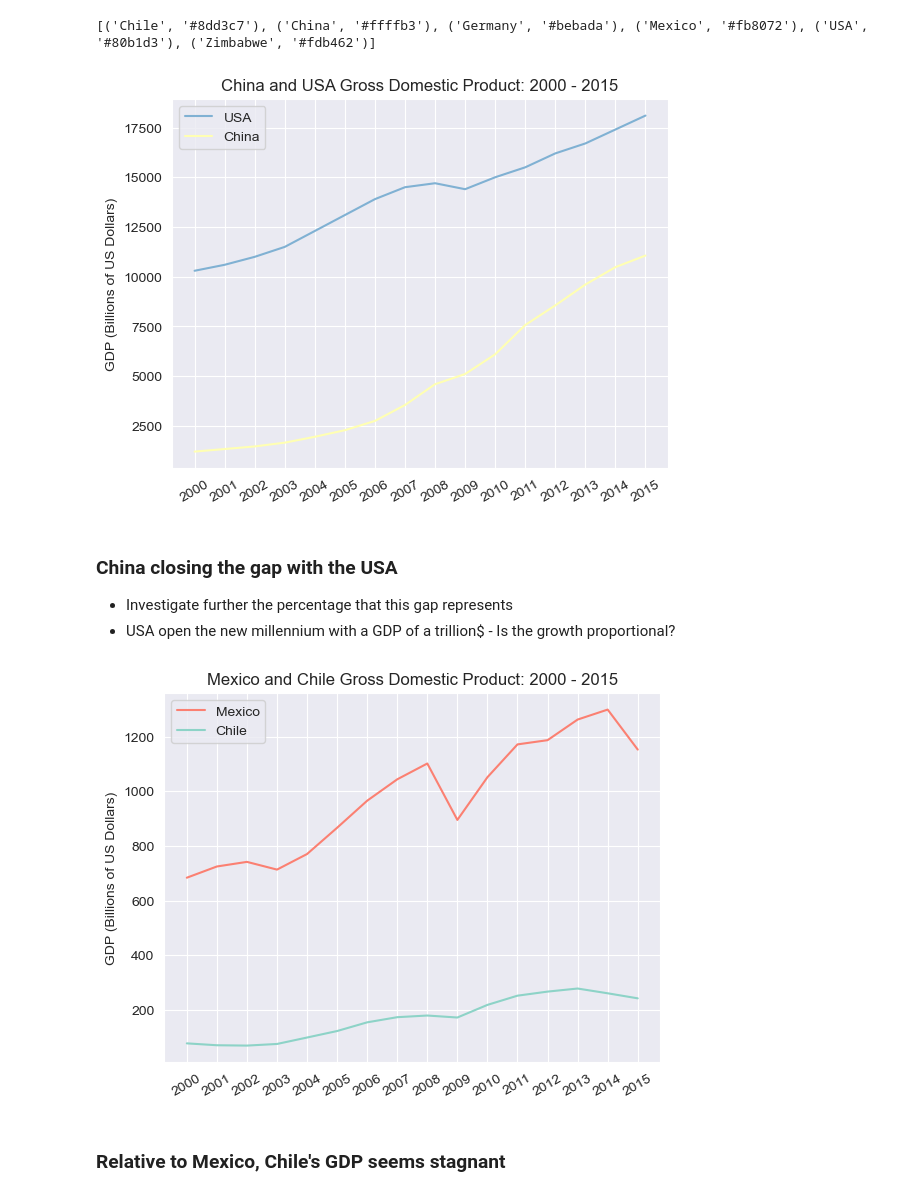
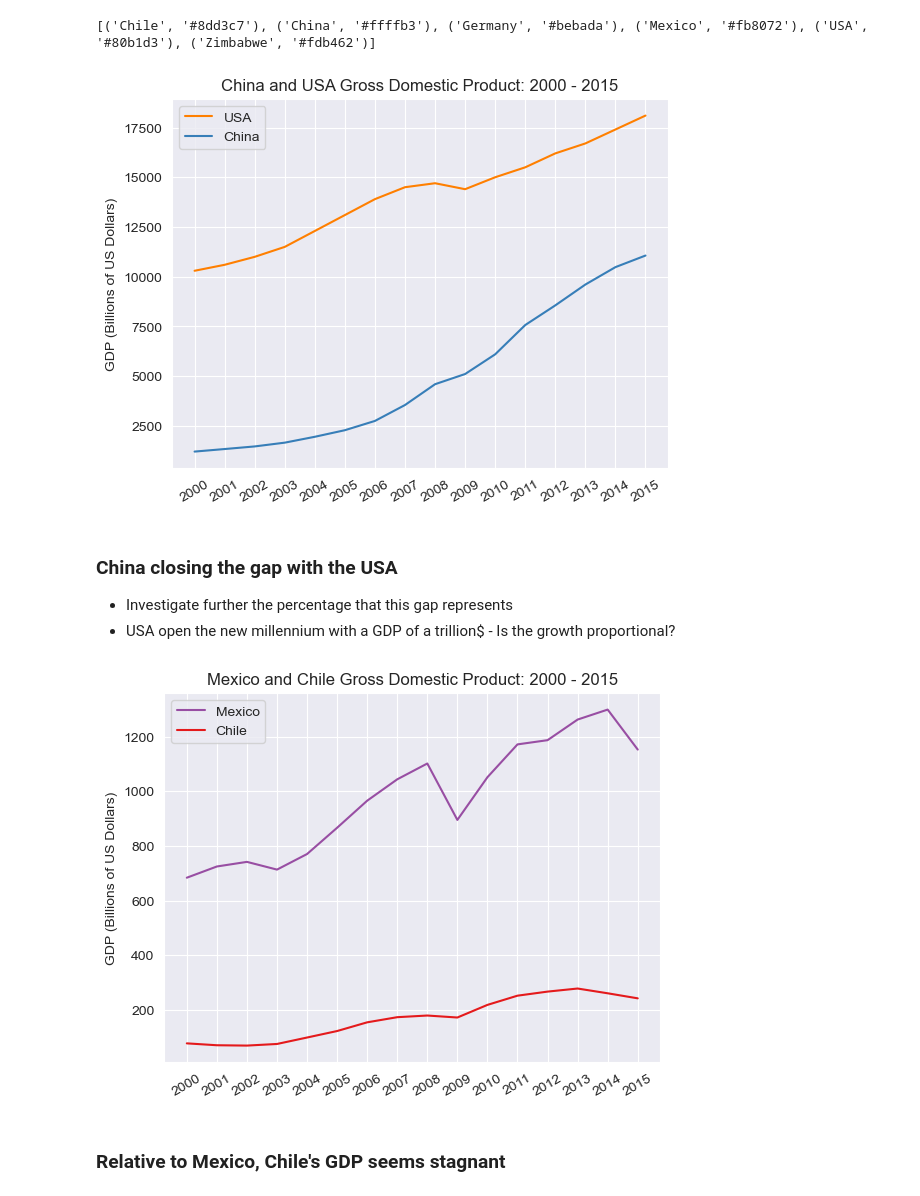
Before and after one commit to pineapple-bois/Life-Expectancy-and-GDP, a Jupyter notebook: life_expectancy_gdp.ipynb, the cells around one changed output. Cells and saved outputs as stored; diff of their text form; code cells hidden in the pictures.

Commit message:
Updated Colour Scheme

```diff
--- a/life_expectancy_gdp.ipynb
+++ b/life_expectancy_gdp.ipynb
@@ -63,7 +63,7 @@ New Columns:
 # %% [markdown]
 Think we need to make some initial visualisations of life expectancy vs year with hue = country with a similar visualisation for GDP...
 # %%
-sns.set_palette("Set3", 6)
+sns.set_palette("Set1", 6)
 sns.lineplot(x="year", y="life_expectancy", hue="country", data=who_data,)
 plt.title("Life Expectancy from 2000 to 2015")
 plt.ylabel("Life Expectancy (Years)")
@@ -78,7 +78,7 @@ Zimbabwe's life expectancy is significantly lower than the other 5 countries.
 There's also a dip in 2004. Would be interesting to find out what was happening in Zimbabwe politically/economically in 2004
 We need to separate our visualisations.
 # %%
-sns.set_palette("Set3", 6)
+sns.set_palette("Set1", 6)
 sns.lineplot(x="year", y="gdp_billions_usd", hue="country", data=who_data)
 plt.title("GDP from 2000 to 2015")
 plt.ylabel("GDP (Billions of US Dollars)")
@@ -104,7 +104,7 @@ Then iterate through to produce for each country
 year_list = who_data['year'].unique().tolist()
 country_list = who_data['country'].unique().tolist()
 # 'Set3' Qualitative colors
-colours = ['#8dd3c7','#ffffb3','#bebada','#fb8072','#80b1d3','#fdb462']
+colours = ['#e41a1c','#377eb8','#4daf4a','#984ea3','#ff7f00','#ffff33']
 # %%
 fig = plt.figure(figsize=(17, 15))
 for i in range(len(country_list)):
@@ -146,30 +146,30 @@ print(list(country_colors_zipped))
 # %% [output]
 [('Chile', '#8dd3c7'), ('China', '#ffffb3'), ('Germany', '#bebada'), ('Mexico', '#fb8072'), ('USA', '#80b1d3'), ('Zimbabwe', '#fdb462')]
 # %%
-plt.plot(year_list, who_data.gdp_billions_usd[who_data.country == 'USA'], color='#80b1d3', label='USA')
-plt.plot(year_list, who_data.gdp_billions_usd[who_data.country == "China"], color='#ffffb3', label='China')
+plt.plot(year_list, who_data.gdp_billions_usd[who_data.country == 'USA'], color=colours[4], label='USA')
+plt.plot(year_list, who_data.gdp_billions_usd[who_data.country == "China"], color=colours[1], label='China')
 plt.title("China and USA Gross Domestic Product: 2000 - 2015")
 plt.xticks(year_list, rotation=30)
 plt.ylabel("GDP (Billions of US Dollars)")
 plt.legend()
 plt.show()
 # %% [output]
-[figure, old version]
+[figure, new version]
 # %% [markdown]
 ### China closing the gap with the USA ###
 
 - Investigate further the percentage that this gap represents
 - USA open the new millennium with a GDP of a trillion$ - Is the growth proportional?
 # %%
-plt.plot(year_list, who_data.gdp_billions_usd[who_data.country == 'Mexico'], color='#fb8072', label='Mexico')
-plt.plot(year_list, who_data.gdp_billions_usd[who_data.country == 'Chile'], color='#8dd3c7', label='Chile')
+plt.plot(year_list, who_data.gdp_billions_usd[who_data.country == 'Mexico'], color=colours[3], label='Mexico')
+plt.plot(year_list, who_data.gdp_billions_usd[who_data.country == 'Chile'], color=colours[0], label='Chile')
 plt.title("Mexico and Chile Gross Domestic Product: 2000 - 2015")
 plt.xticks(year_list, rotation=30)
 plt.ylabel("GDP (Billions of US Dollars)")
 plt.legend()
 plt.show()
 # %% [output]
-[figure, old version]
+[figure, new version]
 # %% [markdown]
 ### Relative to Mexico, Chile's GDP seems stagnant ###
 # %%
```
Also changed, not shown: parts of 8 cells of this notebook.
